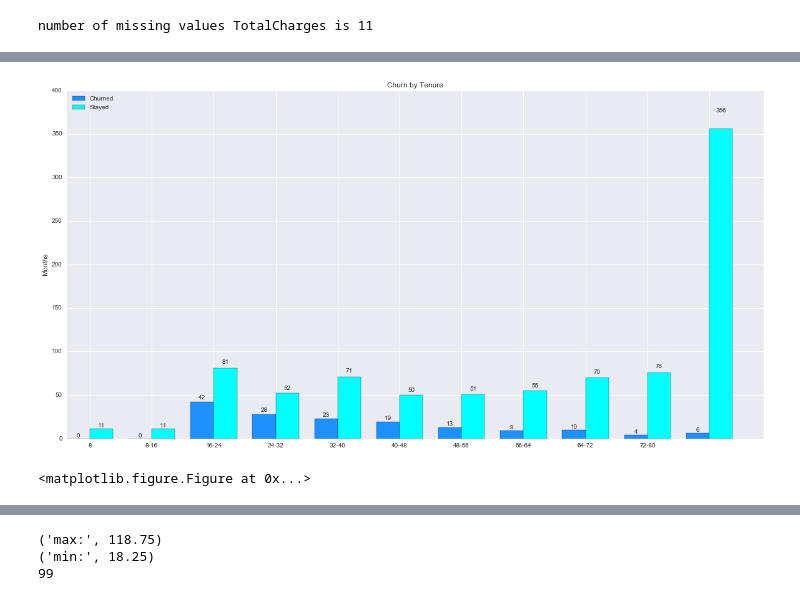
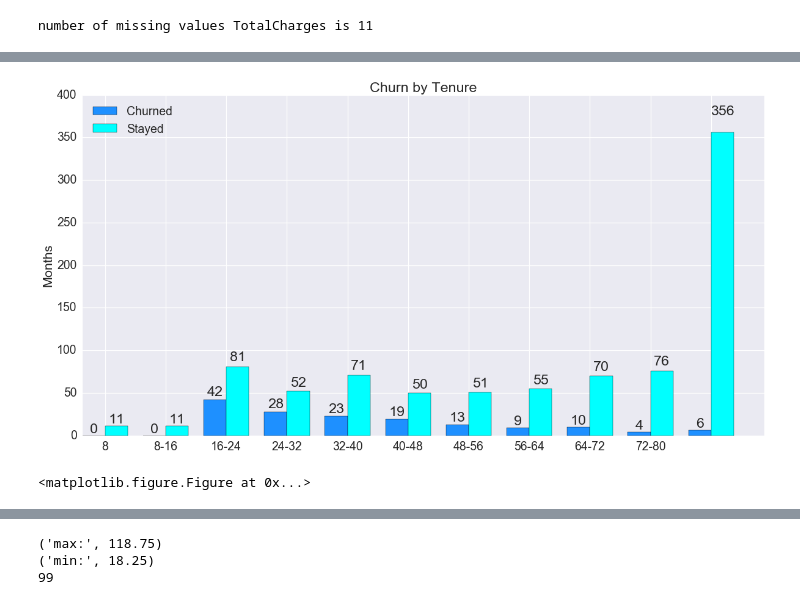
Before and after one commit to navdeep-G/customer-churn, a Jupyter notebook: analysis/Query_Based_Predictions.ipynb, the cells around one changed output, grey strips where cells are left out. Cells and saved outputs as stored; diff of their text form; code cells hidden in the pictures.

Commit message:
added new count by level and churn table in place of crosstab tables which  were giving the wrong counts, make plots larger and flipped payment method table to make it's tick marks easy to read

```diff
--- a/analysis/Query_Based_Predictions.ipynb
+++ b/analysis/Query_Based_Predictions.ipynb
@@ -44,12 +44,9 @@ for col in column_names:
 number of missing values TotalCharges is 11
 # %%
 # count plots for all categorical features vs. churn
-
-for col in categorical_feature_list:
+sns.set_context("talk", font_scale=1.5, rc={"lines.linewidth": 2.5})
+for col in categorical_feature_list[:-1]:
     plt.figure()
-    #telco_df[col].value_counts().plot(ax=axes[num,0],kind='bar', subplot=True, color='#FFC222')
-    #telco_df[col].value_counts().plot(kind='barh', color='#EE3224')
-    # sns.countplot(x=col, data=telco_df, palette="Greens_d");
     sns.countplot(x=col, hue="Churn", data=telco_df, palette="Greens_d");
     plt.title(col)
 # %% [output]
@@ -83,6 +88,7 @@ churn_no_count.append(telco_df[(telco_df['tenure'] == 0) & (telco_df['Churn'] ==
 for index in tenure_index:
     churn_no_count.append(telco_df[((telco_df['tenure'] == index) & (telco_df['tenure'] < index + 8)) & (telco_df['Churn'] == "No")].shape[0])
 # %%
+sns.set_context("talk", font_scale=1.5, rc={"lines.linewidth": 2.5})
 # provide the x indices and convert to an array
 tenure_x_index  = np.array([0,8,16,24,32,40,48,56,64,72,80])
 ind = tenure_x_index
@@ -97,34 +103,34 @@ width = 3
 # create the figures and plot axis
 fig, ax = plt.subplots(figsize=(20, 10))
 plt.figure(figsize=(20,10))
 rects1 = ax.bar(ind, churned_per_bin, width, color='dodgerblue')
 rects2 = ax.bar(ind + width, no_churn_per_bin, width, color='cyan')
 
 #add labels
 ax.set_ylabel('Counts')
 ax.set_ylabel('Months')
 ax.set_title('Churn by Tenure')
 ax.set_xticks(ind + width)
 ax.set_xticklabels(('8','8-16', '16-24', '24-32', '32-40',
                    '40-48','48-56','56-64'
                    ,'64-72','72-80'))
 ax.legend((rects1[0], rects2[0]), ('Churned', 'Stayed'),loc='upper left')
 
 
 def autolabel(rects):
     # attach some text labels
     for rect in rects:
         height = rect.get_height()
         ax.text(rect.get_x() + rect.get_width()/2., 1.05*height,
                 '%d' % int(height),
                 ha='center', va='bottom')
 
 autolabel(rects1)
 autolabel(rects2)
 
 plt.show()
 # %% [output]
-[figure, old version]
+[figure, new version]
 <matplotlib.figure.Figure at 0x...>
 # %%
 # get number of unique values and types of each column
```
Also changed, not shown: parts of 13 cells of this notebook.
